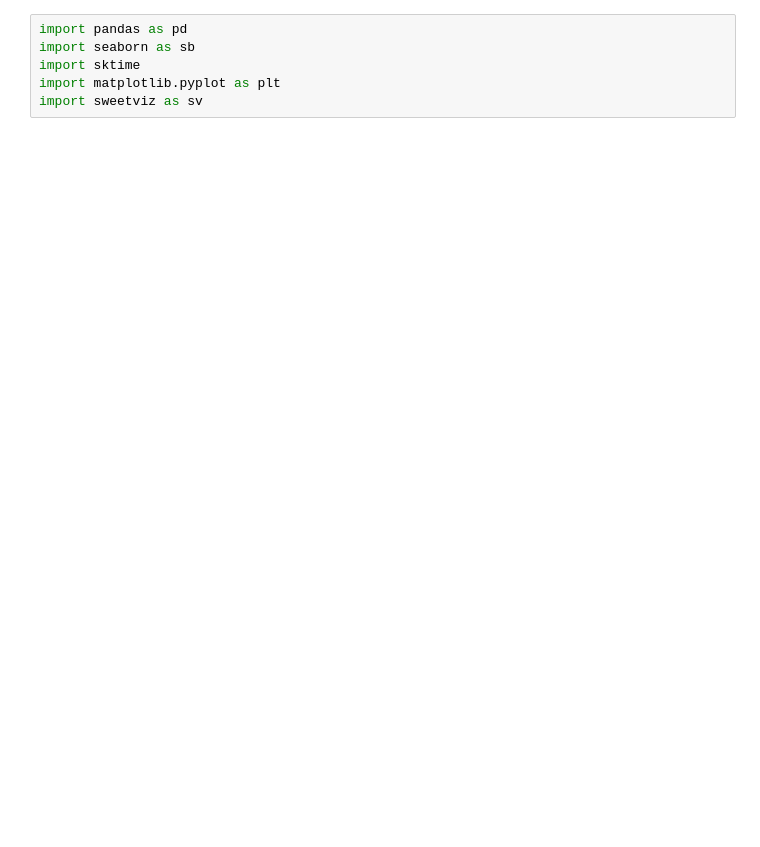
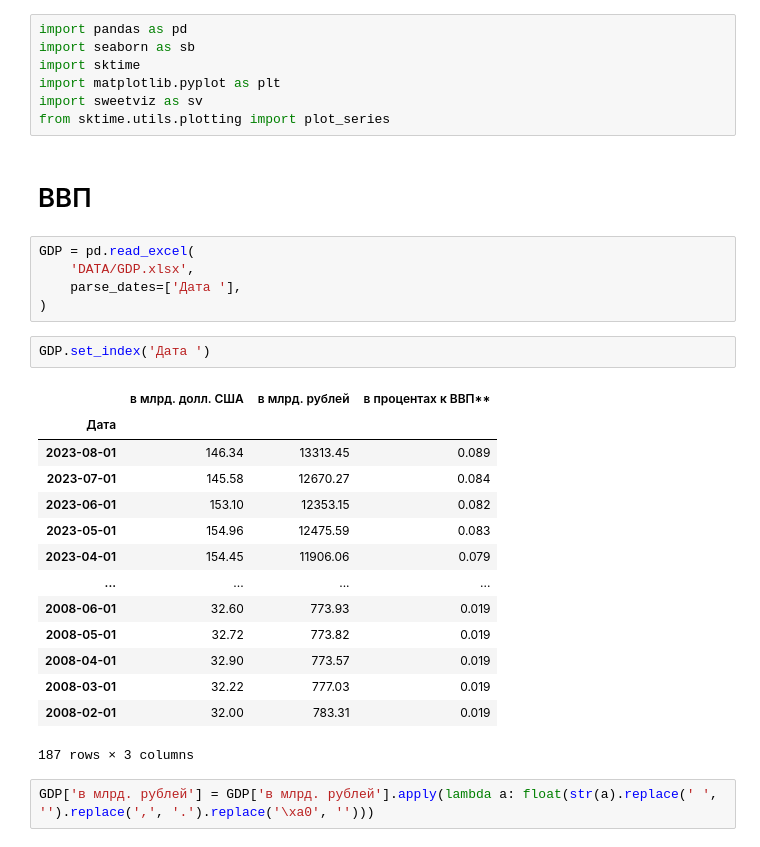
Before and after one commit to AderaTeam/ML-Model, a Jupyter notebook: analize_outstat.ipynb, the cells around one changed output. Drawn from its saved outputs; the diff is of its cells as text; blank space fills up the shorter version.

```diff
--- a/analize_outstat.ipynb
+++ b/analize_outstat.ipynb
@@ -4,3 +4,30 @@ import seaborn as sb
 import sktime
 import matplotlib.pyplot as plt
 import sweetviz as sv
+from sktime.utils.plotting import plot_series
+# %% [markdown]
+# ВВП
+# %%
+GDP = pd.read_excel(
+    'DATA/GDP.xlsx',
+    parse_dates=['Дата '],
+)
+# %%
+GDP.set_index('Дата ')
+# %% [output]
+|  | в млрд. долл. США | в млрд. рублей | в процентах к ВВП** |
+| Дата |  |  |  |
+| 2023-08-01 | 146.34 | 13313.45 | 0.089 |
+| 2023-07-01 | 145.58 | 12670.27 | 0.084 |
+| 2023-06-01 | 153.10 | 12353.15 | 0.082 |
+| 2023-05-01 | 154.96 | 12475.59 | 0.083 |
+| 2023-04-01 | 154.45 | 11906.06 | 0.079 |
+| ... | ... | ... | ... |
+| 2008-06-01 | 32.60 | 773.93 | 0.019 |
+| 2008-05-01 | 32.72 | 773.82 | 0.019 |
+| 2008-04-01 | 32.90 | 773.57 | 0.019 |
+| 2008-03-01 | 32.22 | 777.03 | 0.019 |
+| 2008-02-01 | 32.00 | 783.31 | 0.019 |
+187 rows × 3 columns
+# %%
+GDP['в млрд. рублей'] = GDP['в млрд. рублей'].apply(lambda a: float(str(a).replace(' ', '').replace(',', '.').replace('\xa0', '')))
```
Also changed, not shown: parts of 18 cells of this notebook, 5 other files.
